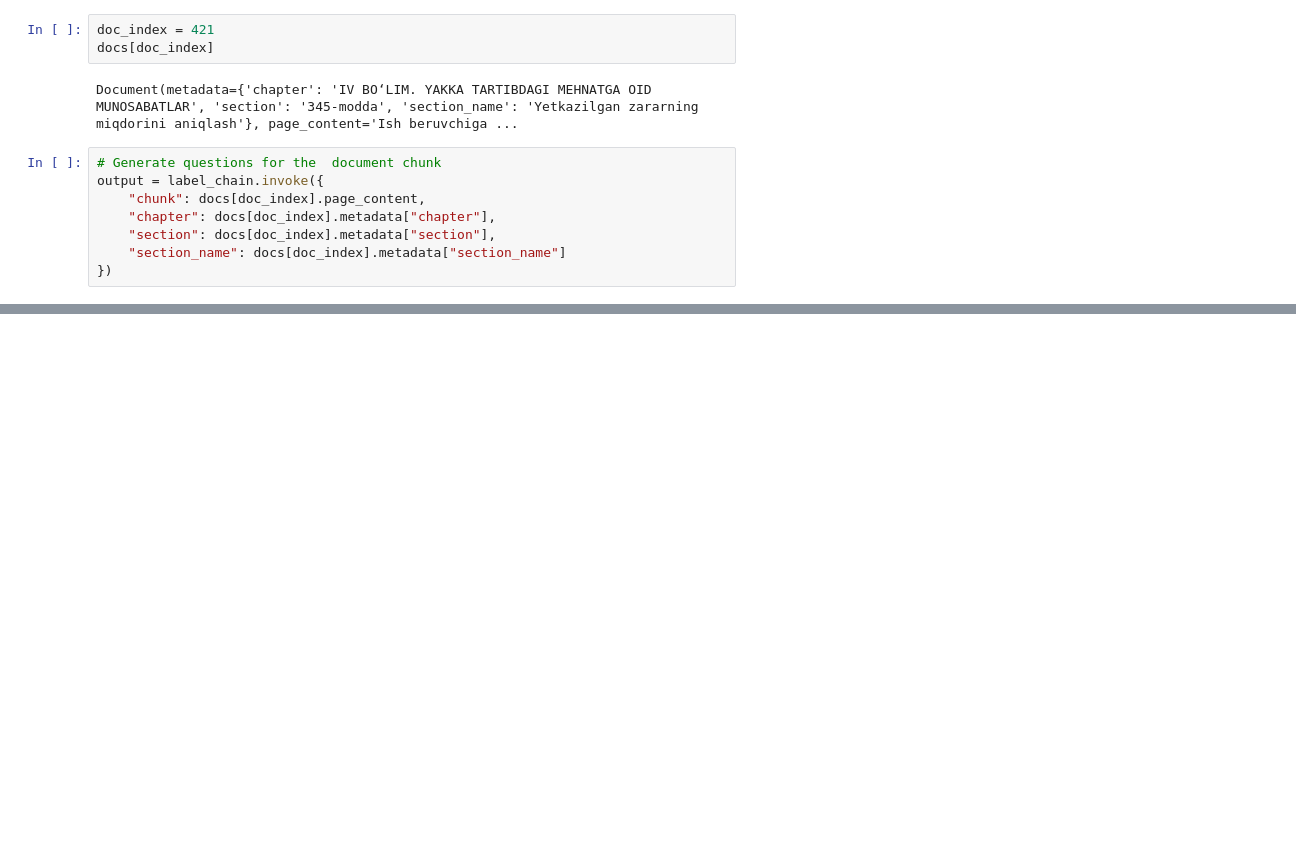
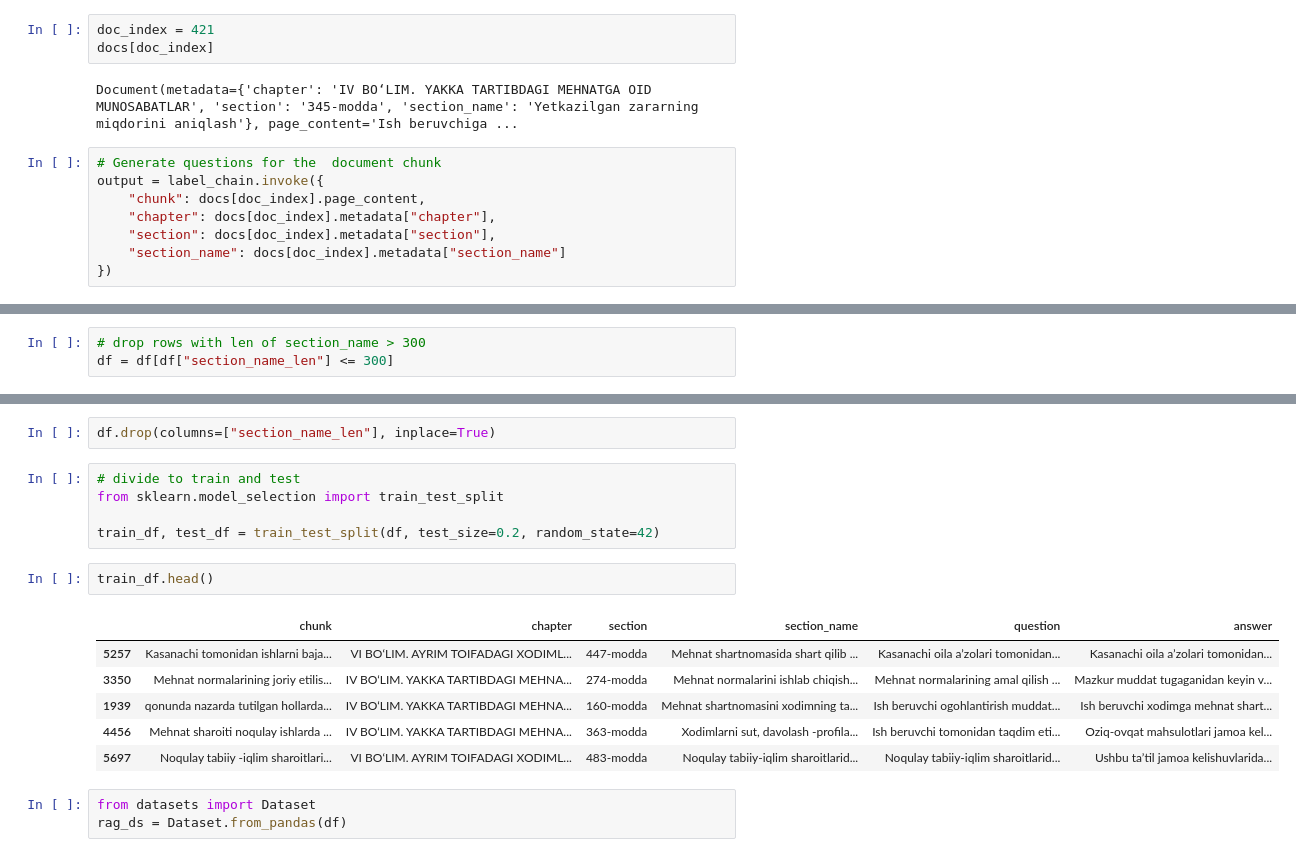
Before and after one commit to fitlemon/try_my_rag, a Jupyter notebook: generate_rag_dataset.ipynb, the cells around one changed output, grey strips where cells are left out. Cells and saved outputs as stored; diff of their text form; blank space fills up the shorter version.

```diff
--- a/generate_rag_dataset.ipynb
+++ b/generate_rag_dataset.ipynb
@@ -354,0 +429,3 @@ output
+# %%
+# drop rows with len of section_name > 300
+df = df[df["section_name_len"] <= 300]
@@ -354,0 +438,19 @@ output
+# %%
+df.drop(columns=["section_name_len"], inplace=True)
+# %%
+# divide to train and test
+from sklearn.model_selection import train_test_split
+
+train_df, test_df = train_test_split(df, test_size=0.2, random_state=42)
+# %%
+train_df.head()
+# %% [output]
+|  | chunk | chapter | section | section_name | question | answer |
+| 5257 | Kasanachi tomonidan ishlarni baja... | VI BO‘LIM. AYRIM TOIFADAGI XODIML... | 447-modda | Mehnat shartnomasida shart qilib ... | Kasanachi oila a’zolari tomonidan... | Kasanachi oila a’zolari tomonidan... |
+| 3350 | Mehnat normalarining joriy etilis... | IV BO‘LIM. YAKKA TARTIBDAGI MEHNA... | 274-modda | Mehnat normalarini ishlab chiqish... | Mehnat normalarining amal qilish ... | Mazkur muddat tugaganidan keyin v... |
+| 1939 | qonunda nazarda tutilgan hollarda... | IV BO‘LIM. YAKKA TARTIBDAGI MEHNA... | 160-modda | Mehnat shartnomasini xodimning ta... | Ish beruvchi ogohlantirish muddat... | Ish beruvchi xodimga mehnat shart... |
+| 4456 | Mehnat sharoiti noqulay ishlarda ... | IV BO‘LIM. YAKKA TARTIBDAGI MEHNA... | 363-modda | Xodimlarni sut, davolash -profila... | Ish beruvchi tomonidan taqdim eti... | Oziq-ovqat mahsulotlari jamoa kel... |
+| 5697 | Noqulay tabiiy -iqlim sharoitlari... | VI BO‘LIM. AYRIM TOIFADAGI XODIML... | 483-modda | Noqulay tabiiy-iqlim sharoitlarid... | Noqulay tabiiy-iqlim sharoitlarid... | Ushbu ta’til jamoa kelishuvlarida... |
+# %%
+from datasets import Dataset
+rag_ds = Dataset.from_pandas(df)
```
Also changed, not shown: parts of 17 cells of this notebook, 1 other file.
